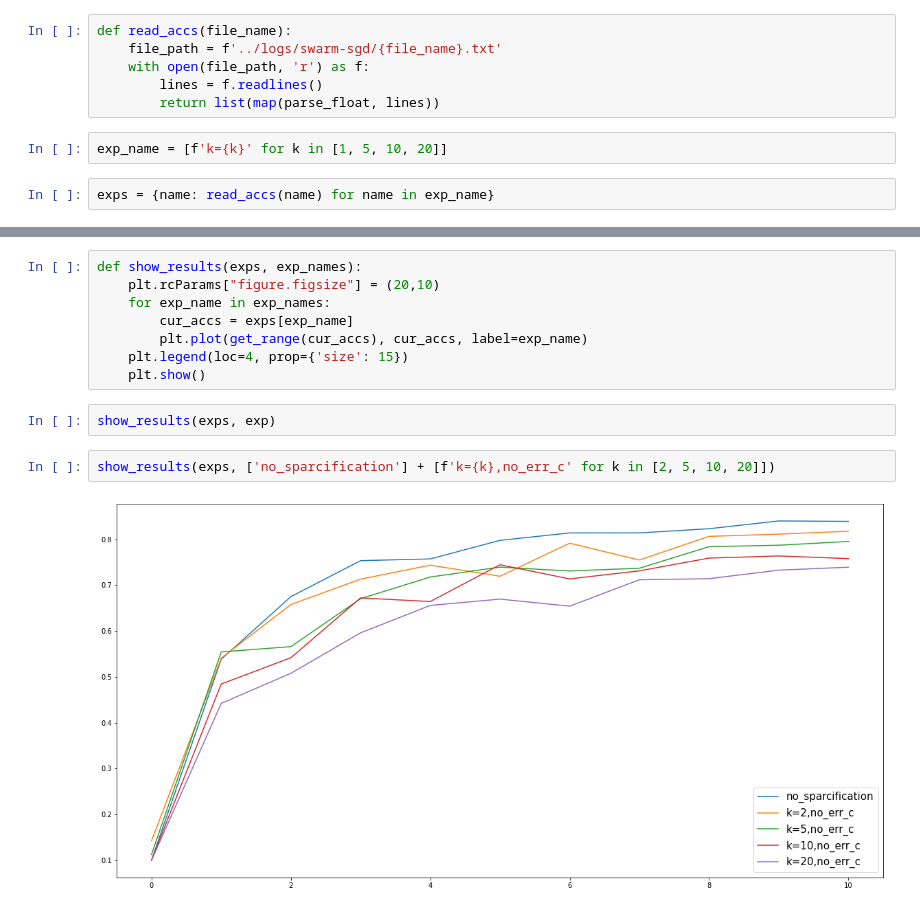
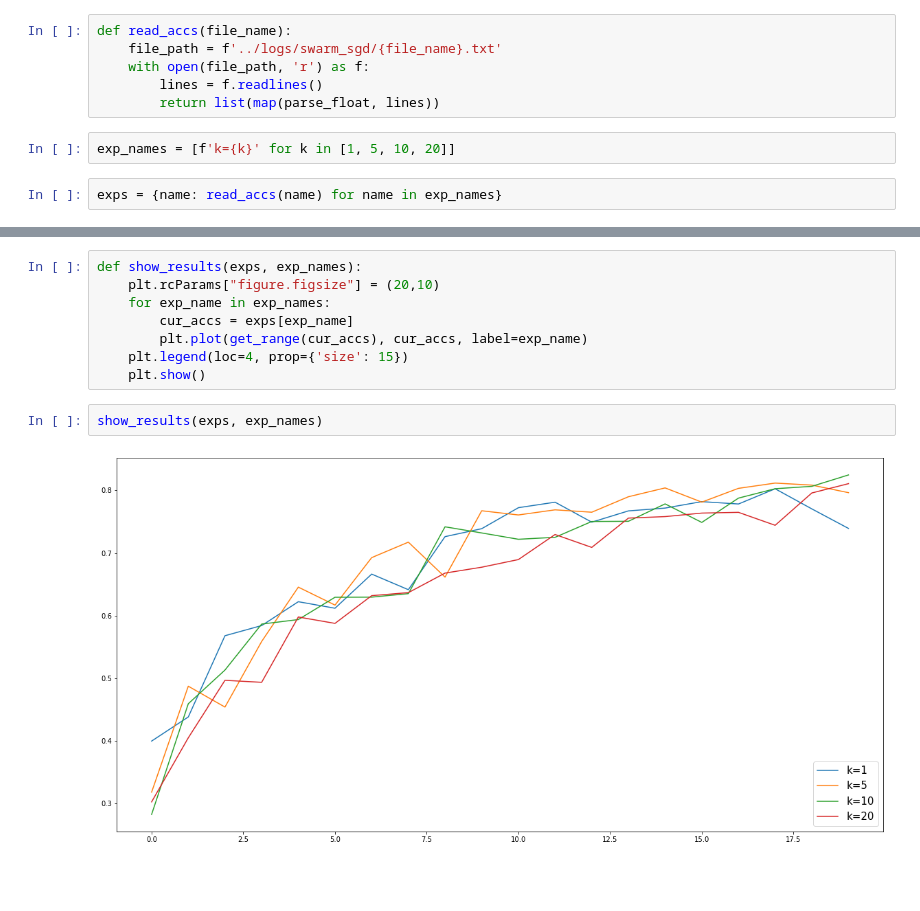
Before and after one commit to KokorinIlya/ml-itmo-masters, a Jupyter notebook: distributed_ml/reports/swarm-sgd.ipynb, the cells around one changed output, grey strips where cells are left out. Cells and saved outputs as stored; diff of their text form; blank space fills up the shorter version.

```diff
--- a/distributed_ml/reports/swarm-sgd.ipynb
+++ b/distributed_ml/reports/swarm-sgd.ipynb
@@ -5,14 +5,14 @@ def parse_float(line):
     return float(line.strip())
 # %%
 def read_accs(file_name):
-    file_path = f'../logs/swarm-sgd/{file_name}.txt'
+    file_path = f'../logs/swarm_sgd/{file_name}.txt'
     with open(file_path, 'r') as f:
         lines = f.readlines()
         return list(map(parse_float, lines))
 # %%
-exp_name = [f'k={k}' for k in [1, 5, 10, 20]]
+exp_names = [f'k={k}' for k in [1, 5, 10, 20]]
 # %%
-exps = {name: read_accs(name) for name in exp_name}
+exps = {name: read_accs(name) for name in exp_names}
 # %%
 def get_range(accs):
     n = len(accs)
@@ -26,8 +26,6 @@ def show_results(exps, exp_names):
     plt.legend(loc=4, prop={'size': 15})
     plt.show()
 # %%
-show_results(exps, exp)
+show_results(exps, exp_names)
+# %% [output]
+[figure, added]
-# %%
-show_results(exps, ['no_sparcification'] + [f'k={k},no_err_c' for k in [2, 5, 10, 20]])
-# %% [output]
-[figure, removed]
```
Also changed, not shown: parts of 5 cells of this notebook, 4 other files.
